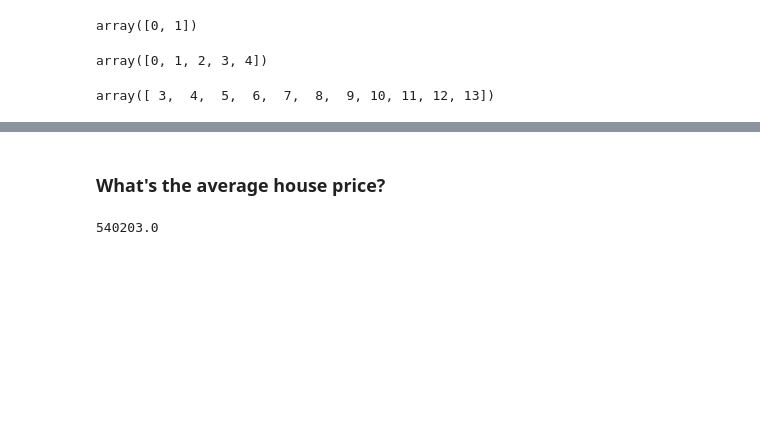
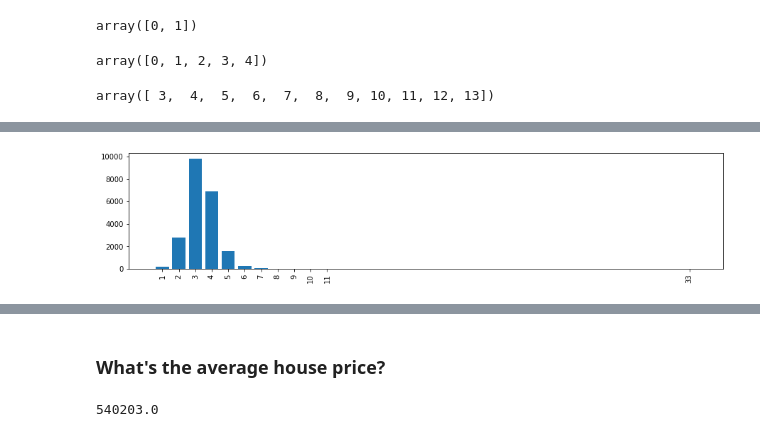
Before and after one commit to Henrique-Sousa/house-rocket, a Jupyter notebook: house-rocket.ipynb, the cells around one changed output, grey strips where cells are left out. Drawn from its saved outputs; the diff is of its cells as text; code cells hidden in the pictures; blank space fills up the shorter version.

```diff
--- a/house-rocket.ipynb
+++ b/house-rocket.ipynb
@@ -197,0 +170,4 @@ data.mean()['bedrooms'].round(2)
+# %%
+bar_values('bedrooms')
+# %% [output]
+[figure, added]
```
Also changed, not shown: parts of 16 cells of this notebook.
